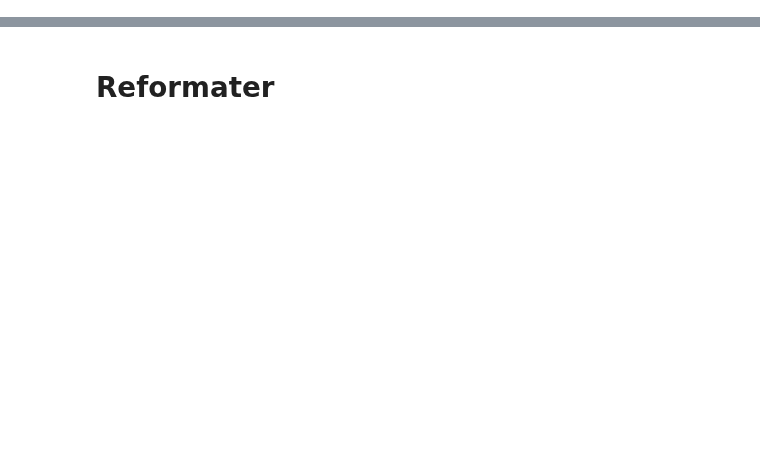
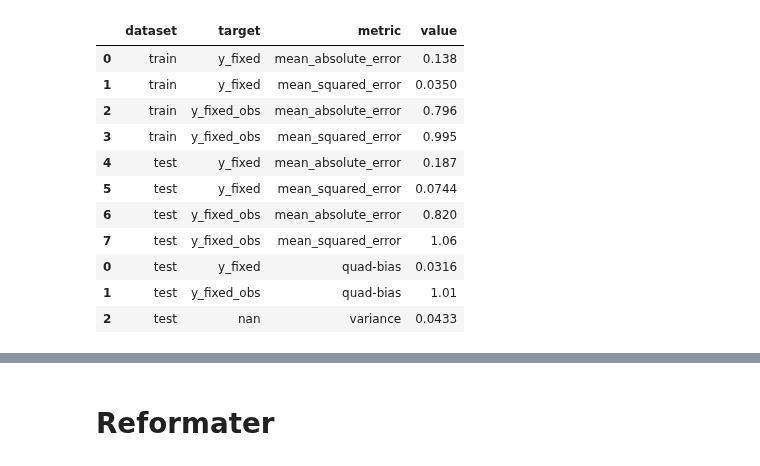
Before and after one commit to FrankwaP/subSISTM, a Jupyter notebook: models/reservoirs_synthetic_bph/prediction_errors.ipynb, the cells around one changed output, grey strips where cells are left out. Saved outputs shown, nothing was run; the diff lists cells and outputs as text; code cells hidden in the pictures; blank space fills up the shorter version.

```diff
--- a/models/reservoirs_synthetic_bph/prediction_errors.ipynb
+++ b/models/reservoirs_synthetic_bph/prediction_errors.ipynb
@@ -21,3 +57,30 @@ from utils.post_processing import METRIC, DSET, TGT, VAL
+# %%
+def apply_style(df):
+    return dft.style.format("{:#.3g}", subset=["value"]).set_table_styles(
+        [
+            {
+                "selector": "table, th, td",
+                "props": "border: 1px solid; text-align: center",
+            },
+        ],
+        overwrite=True,
+    )
+
+
+apply_style(dft)
+# %% [output]
+|  | dataset | target | metric | value |
+| 0 | train | y_fixed | mean_absolute_error | 0.138 |
+| 1 | train | y_fixed | mean_squared_error | 0.0350 |
+| 2 | train | y_fixed_obs | mean_absolute_error | 0.796 |
+| 3 | train | y_fixed_obs | mean_squared_error | 0.995 |
+| 4 | test | y_fixed | mean_absolute_error | 0.187 |
+| 5 | test | y_fixed | mean_squared_error | 0.0744 |
+| 6 | test | y_fixed_obs | mean_absolute_error | 0.820 |
+| 7 | test | y_fixed_obs | mean_squared_error | 1.06 |
+| 0 | test | y_fixed | quad-bias | 0.0316 |
+| 1 | test | y_fixed_obs | quad-bias | 1.01 |
+| 2 | test | nan | variance | 0.0433 |
 # %%
 STDY = "study"
 
```
Also changed, not shown: parts of 5 cells of this notebook, 5 other files.
